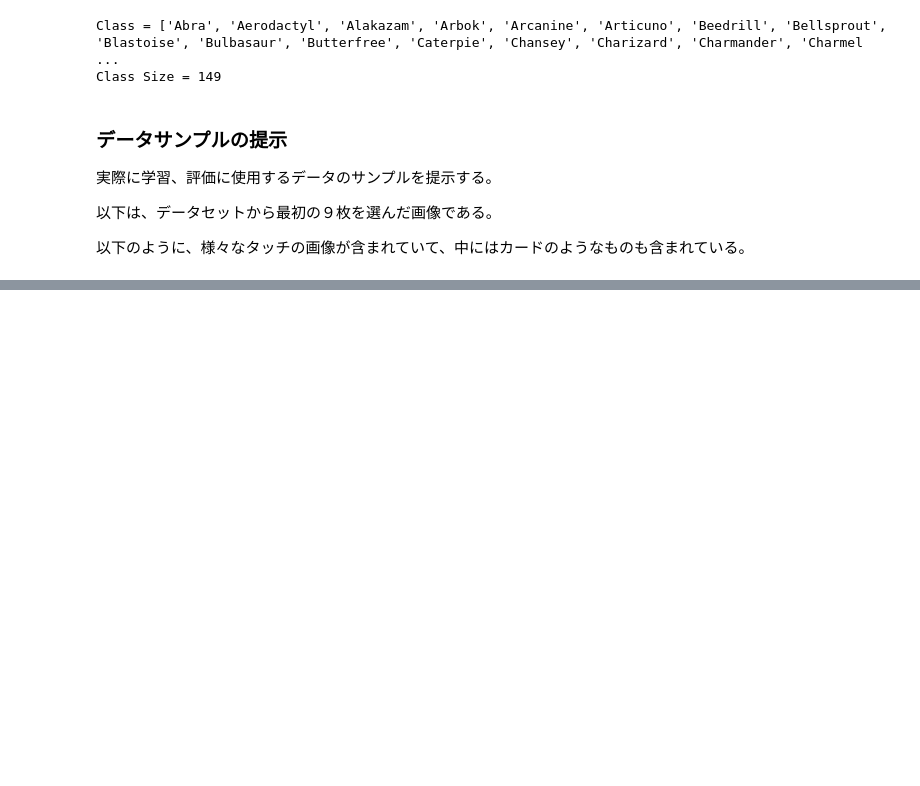
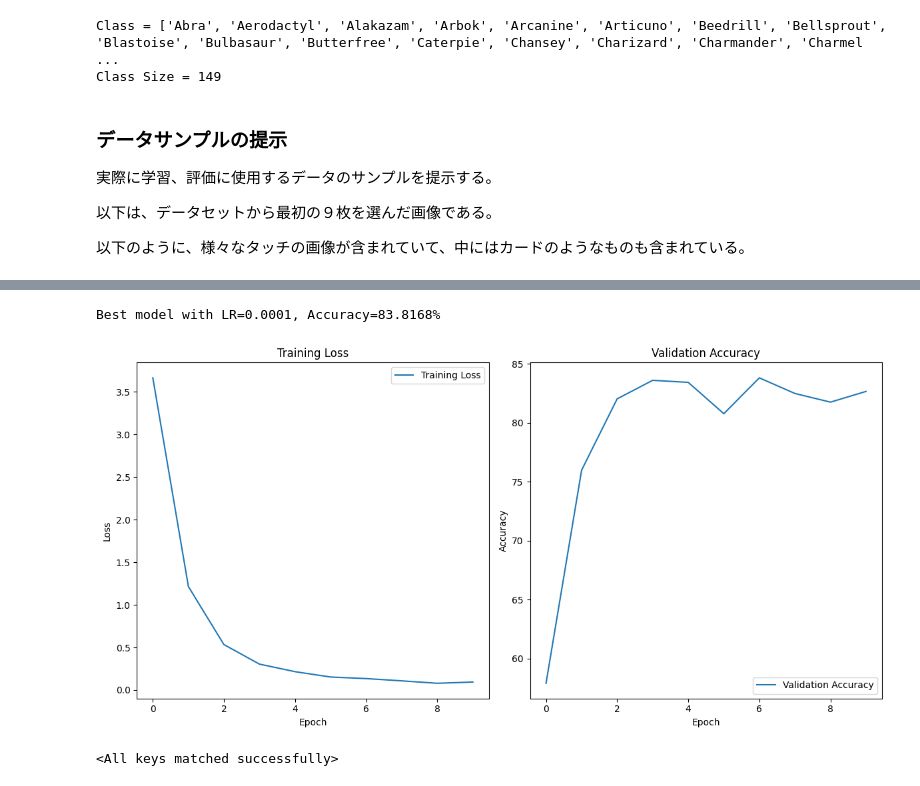
Before and after one commit to tsyu12345/Class_DL-Exercises, a Jupyter notebook: Report.ipynb, the cells around one changed output, grey strips where cells are left out. Cells and saved outputs as stored; diff of their text form; code cells hidden in the pictures; blank space fills up the shorter version.

```diff
--- a/Report.ipynb
+++ b/Report.ipynb
@@ -270,3 +342,15 @@ Epoch 2: accuracy = 0.5076142131979695
+# %%
+# 最良のモデルの学習曲線をプロット
+if best_history:
+    print(f"Best model with LR={best_history['lr']}, Accuracy={best_accuracy:.4f}%")
+    plot_learning_curves(best_history["train_losses"], best_history["val_accuracies"])
+
+#保存したモデルの読み込み
+model.load_state_dict(torch.load("./best_model.pth"))
+# %% [output]
+Best model with LR=0.0001, Accuracy=83.8168%
+[figure, added]
+<All keys matched successfully>
 # %%
 all_images = []
 all_labels = []
```
Also changed, not shown: parts of 19 cells of this notebook.
